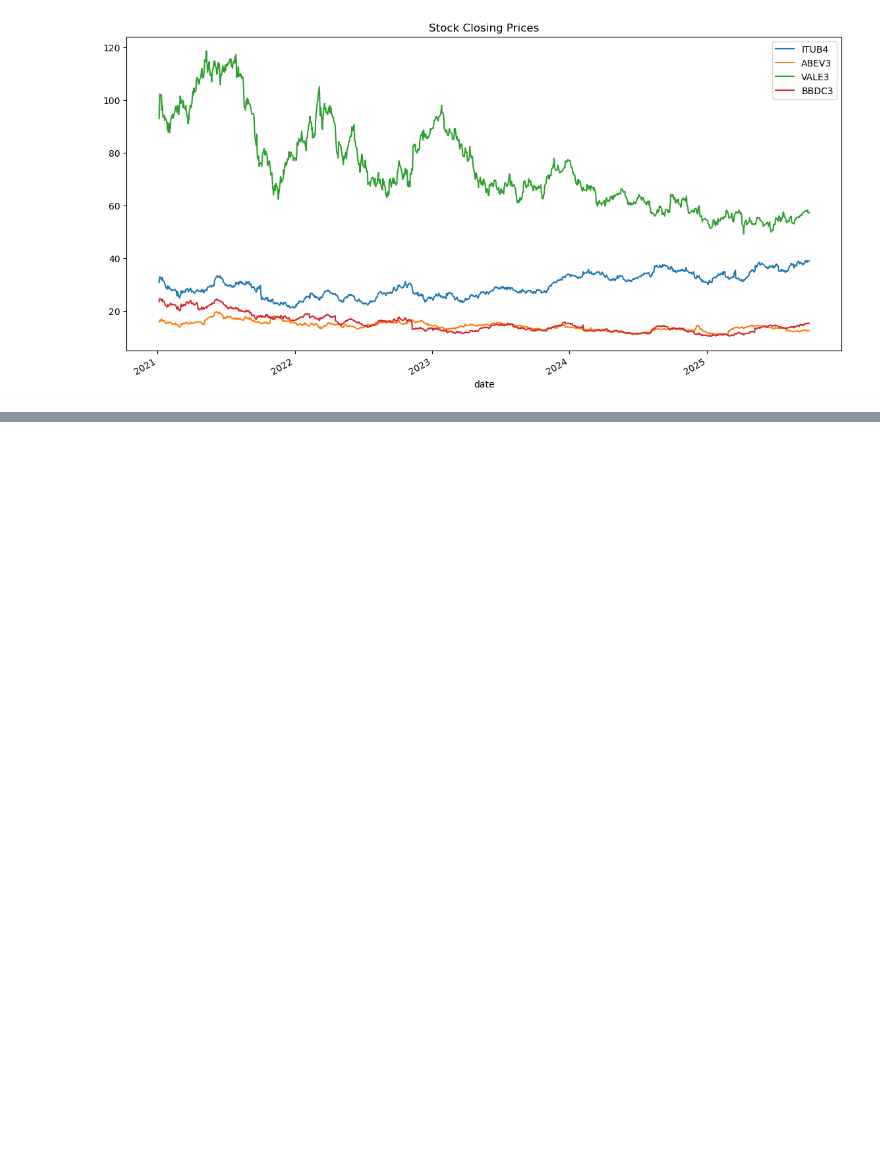
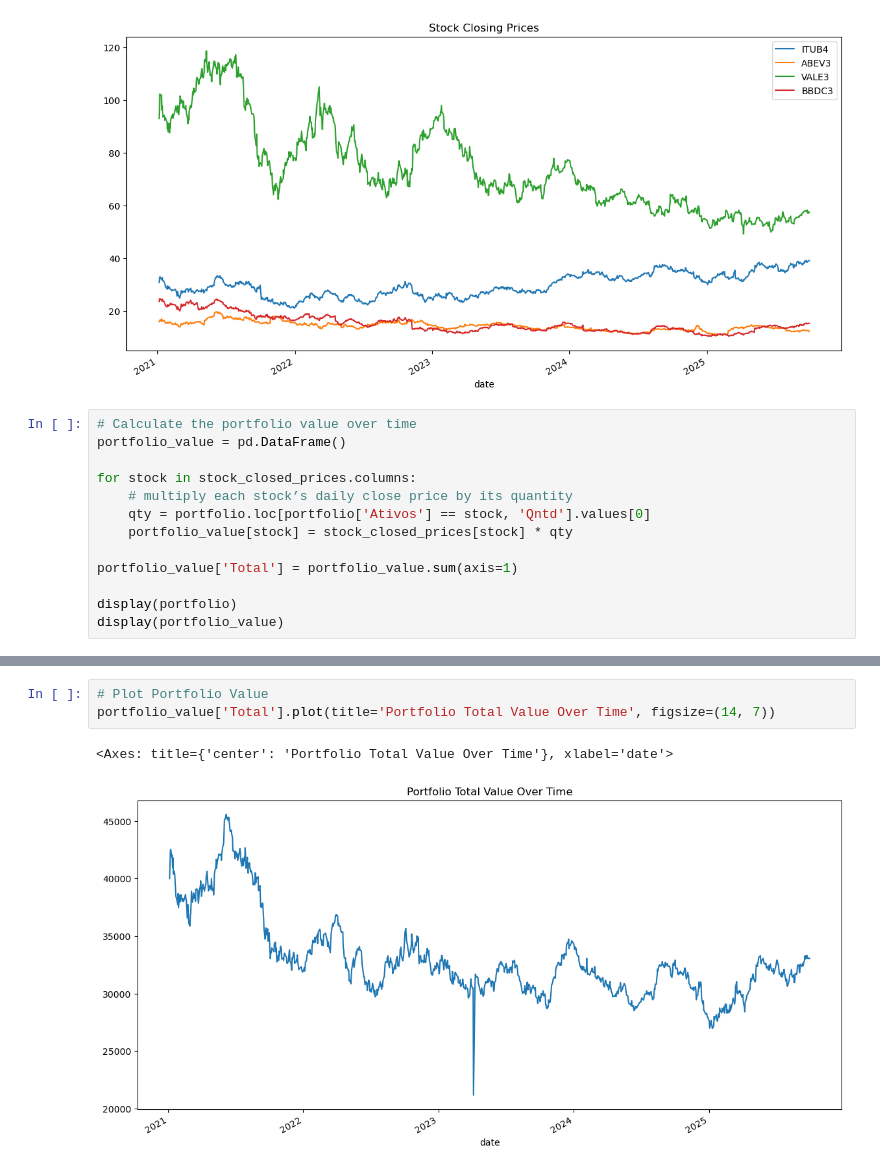
Before and after one commit to FerFilho23/Machine-Learning, a Jupyter notebook: datatalks/module-1/projects/investments-portfolio.ipynb, the cells around one changed output, grey strips where cells are left out. Drawn from its saved outputs; the diff is of its cells as text; blank space fills up the shorter version.

```diff
--- a/datatalks/module-1/projects/investments-portfolio.ipynb
+++ b/datatalks/module-1/projects/investments-portfolio.ipynb
@@ -156,3 +198,16 @@ stock_closed_prices.plot(title='Stock Closing Prices', figsize=(14, 7))
 # %% [output]
 <Axes: title={'center': 'Stock Closing Prices'}, xlabel='date'>
 [figure]
+# %%
+# Calculate the portfolio value over time
+portfolio_value = pd.DataFrame()
+
+for stock in stock_closed_prices.columns:
+    # multiply each stock’s daily close price by its quantity
+    qty = portfolio.loc[portfolio['Ativos'] == stock, 'Qntd'].values[0]
+    portfolio_value[stock] = stock_closed_prices[stock] * qty
+
+portfolio_value['Total'] = portfolio_value.sum(axis=1)
+
+display(portfolio)
+display(portfolio_value)
@@ -158,0 +234,6 @@ stock_closed_prices.plot(title='Stock Closing Prices', figsize=(14, 7))
+# %%
+# Plot Portfolio Value
+portfolio_value['Total'].plot(title='Portfolio Total Value Over Time', figsize=(14, 7))
+# %% [output]
+<Axes: title={'center': 'Portfolio Total Value Over Time'}, xlabel='date'>
+[figure, added]
```
Also changed, not shown: parts of 12 cells of this notebook.
